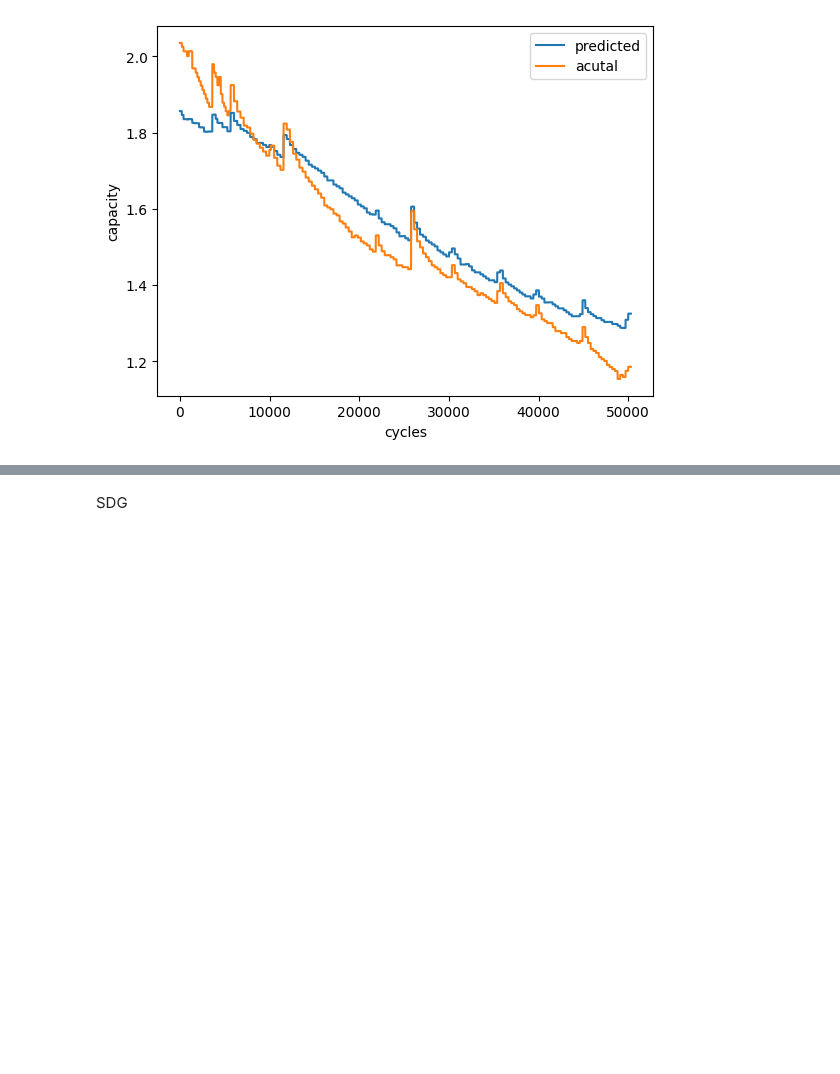
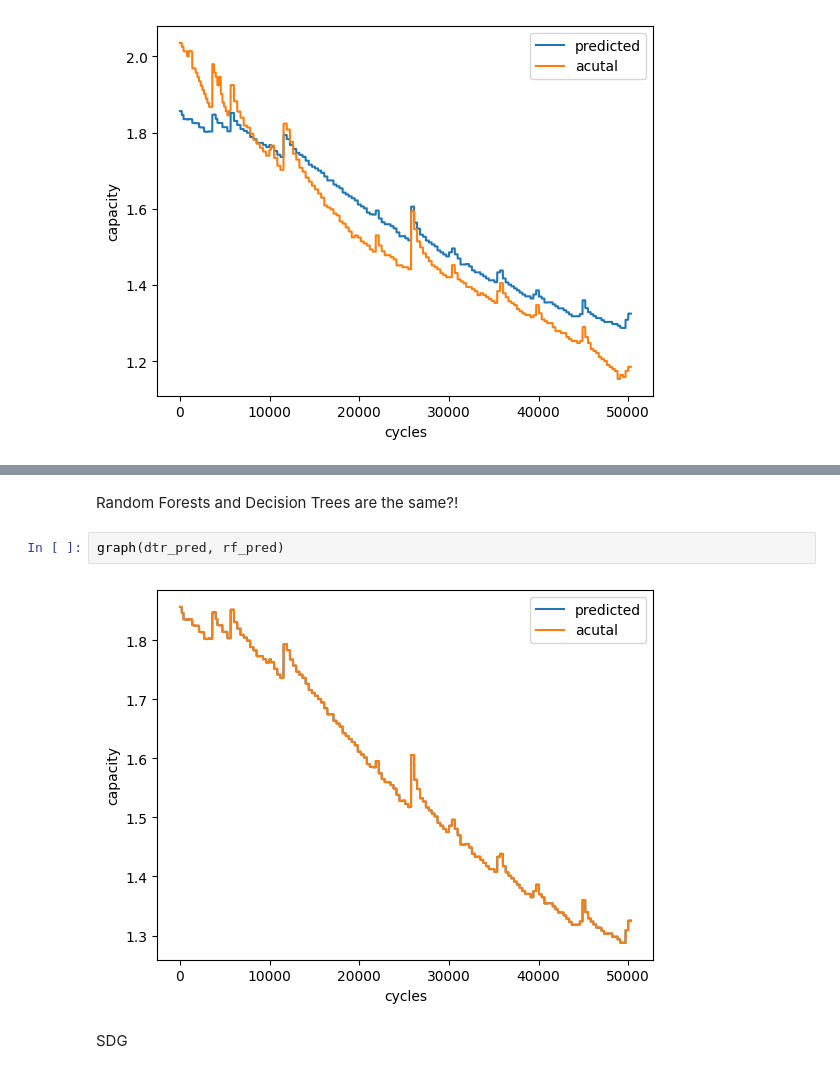
Before and after one commit to kostubhagarwal/battery_soh_predictor, a Jupyter notebook: script.ipynb, the cells around one changed output, grey strips where cells are left out. Drawn from its saved outputs; the diff is of its cells as text; blank space fills up the shorter version.

```diff
--- a/script.ipynb
+++ b/script.ipynb
@@ -170,3 +183,9 @@ graph(rf_pred, v_y)
+# %% [markdown]
+Random Forests and Decision Trees are the same?!
+# %%
+graph(dtr_pred, rf_pred)
+# %% [output]
+[figure, added]
 # %% [markdown]
 SDG
 # %%
```
Also changed, not shown: parts of 4 cells of this notebook.
